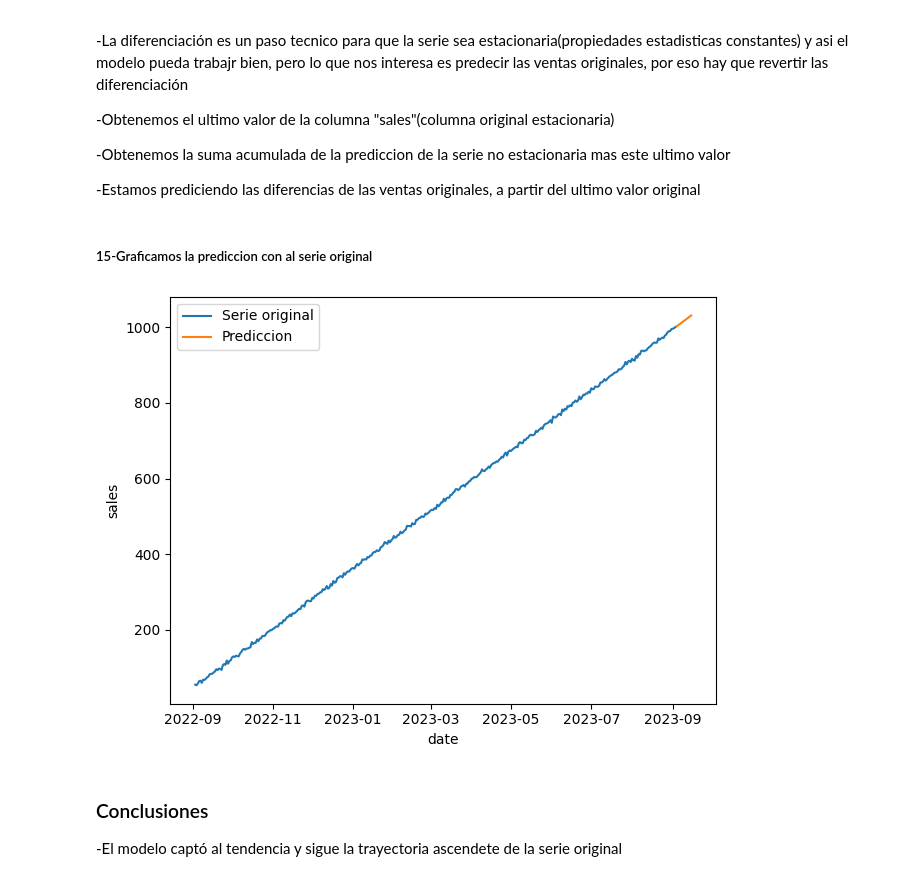
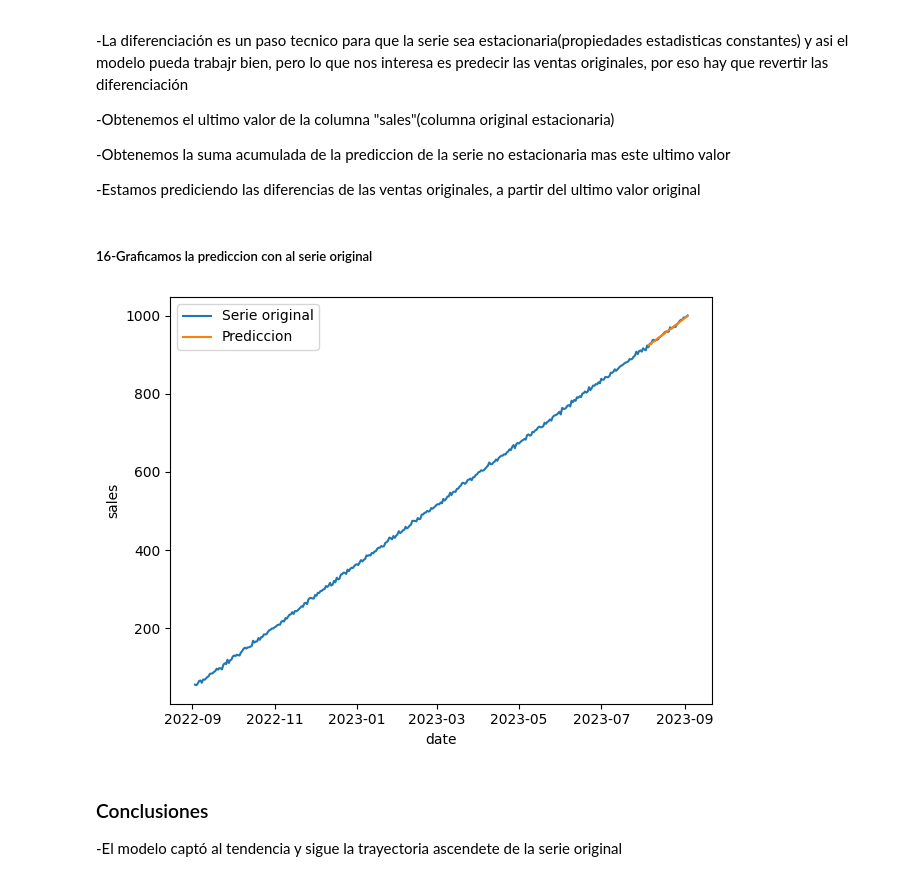
Before and after one commit to 4GeeksAcademy/Elreno23-machine-learning-python-template, a Jupyter notebook: src/10-time-series-forecasting-sales.ipynb, the cells around one changed output. Cells and saved outputs as stored; diff of their text form; code cells hidden in the pictures.

```diff
--- a/src/10-time-series-forecasting-sales.ipynb
+++ b/src/10-time-series-forecasting-sales.ipynb
@@ -270,0 +275,3 @@ plt.show()
+# %%
+train = df["sales"][:-30] # Todo excepto últimos 30 días
+test = df["sales"][-30:] # Últimos 30 días para evaluar
@@ -273,6 +283,7 @@ plt.show()
 
 -Automatizamos la selección de parámetros con auto_arima
 # %%
-model = auto_arima(sales_diff,seasonal=True,trace=True,m=12)
+train_diff = train.diff().dropna() #Diferenciamos train
+model = auto_arima(train_diff,seasonal=True,trace=True,m=7) #Datos diarios
 # %% [output]
 Performing stepwise search to minimize aic
@@ -329,4 +344,4 @@ Warnings:
 # %%
-prediccion = model.predict(12)
+prediccion = model.predict(30)
 prediccion
 # %% [output]
@@ -363,8 +383,9 @@ plt.show()
 # %%
-#Ultimo valor de la serie orignal antes de diferenciar
-last_value = df["sales"].iloc[-1]
+#Ultimo valor de train antes de diferenciar
+last_value = train.iloc[-1]
 
 #Reconstruir las predicciones a partir del utlimo valor conocido
 
-forecast = prediccion.cumsum() + last_value
+y_pred_test = prediccion.cumsum() + last_value
 #cumsum(): Devuelve una nueva serie donde cada posición es la suma acumulada hasta ese punto.
+y_pred_test
@@ -379,15 +453,15 @@ forecast = prediccion.cumsum() + last_value
 
 -Estamos prediciendo las diferencias de las ventas originales, a partir del ultimo valor original
 # %% [markdown]
-##### 15-Graficamos la prediccion con al serie original
+##### 16-Graficamos la prediccion con al serie original
 # %%
 sns.lineplot(data=df["sales"], label="Serie original")
-sns.lineplot(data=forecast, label="Prediccion")
+sns.lineplot(data=y_pred_test, label="Prediccion")
 
 plt.tight_layout()
 plt.show()
 # %% [output]
-[figure, old version]
+[figure, new version]
 # %% [markdown]
 ### Conclusiones
 
```
Also changed, not shown: parts of 24 cells of this notebook, 2 other files.
